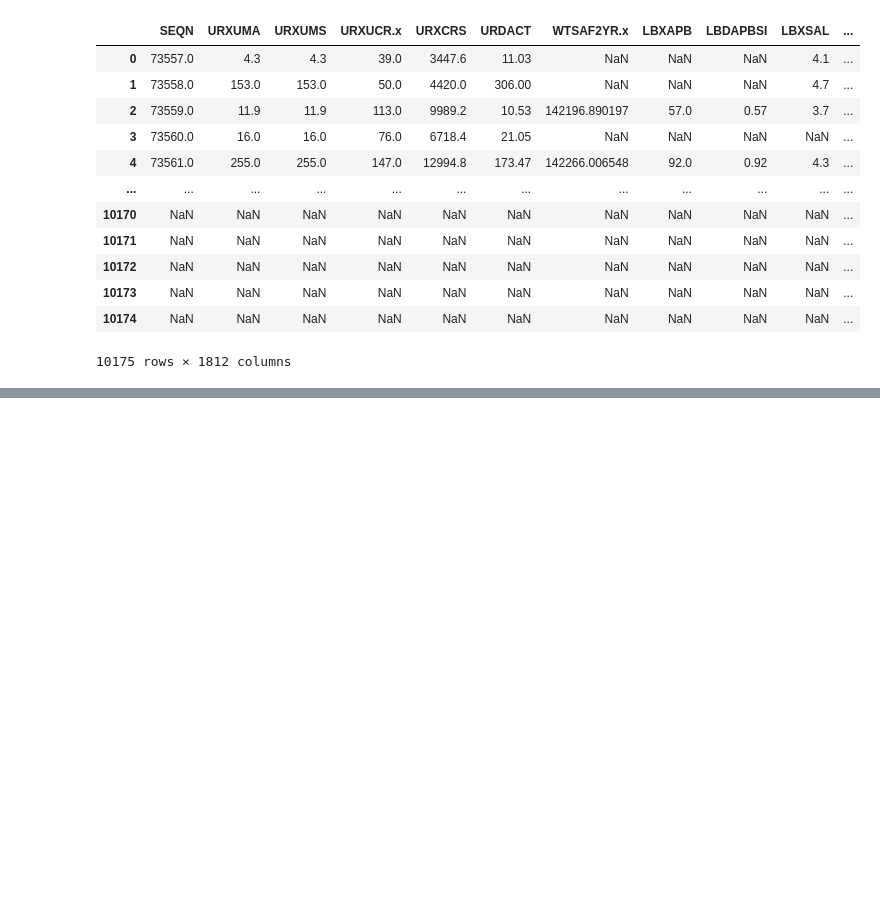
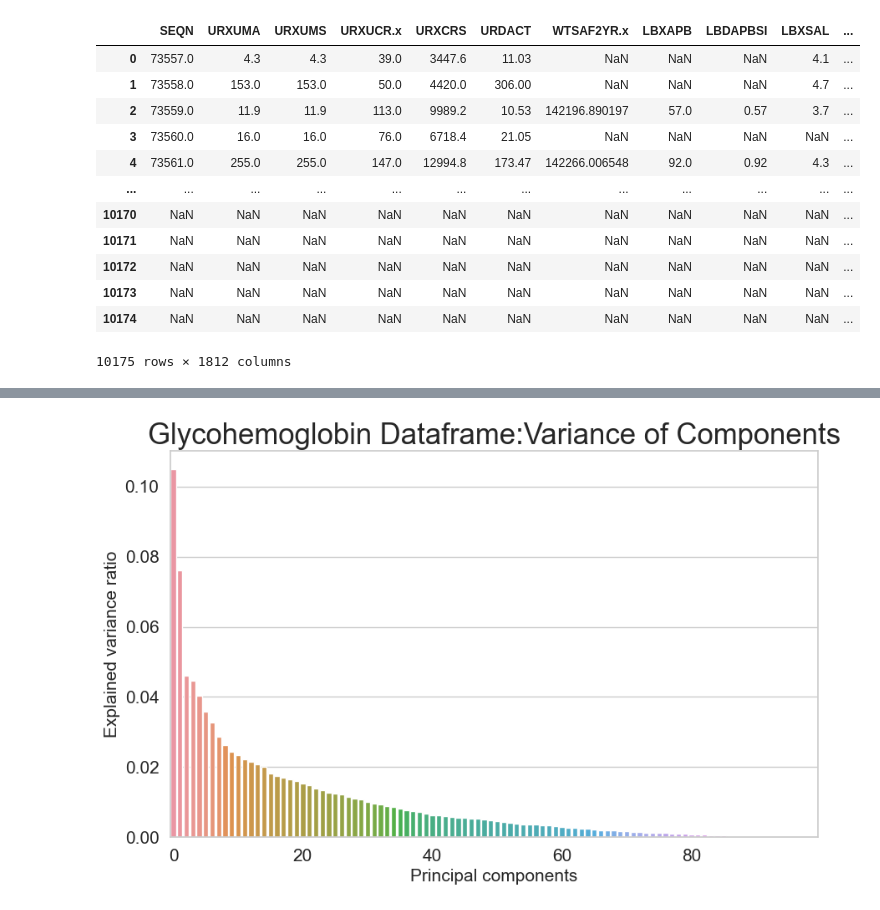
Before and after one commit to ErinPhillips/data_mining_midterm, a Jupyter notebook: diabetes.ipynb, the cells around one changed output, grey strips where cells are left out. Saved outputs shown, nothing was run; the diff lists cells and outputs as text; code cells hidden in the pictures; blank space fills up the shorter version.

```diff
--- a/diabetes.ipynb
+++ b/diabetes.ipynb
@@ -112,0 +557,42 @@ get_nulls(df)
+# %%
+def fit_and_scale(df):
+    ss = StandardScaler()
+    X = ss.fit_transform(df)
+    return pd.DataFrame(data=X, columns=df.columns[0:])
+
+def expl_var_bargraph(dfx, n, title):
+    sns.set(style='whitegrid')
+    cmap = sns.color_palette("magma", as_cmap=True)
+    pca = PCA(n_components=n)
+    dfx_pca = pca.fit(dfx)
+
+    length = len(dfx_pca.explained_variance_ratio_)
+
+    x_vals = [i for i in range(length)]
+    y_vals = pca.explained_variance_ratio_
+    x_ticks = [i for i in range(0, 100, 20)]
+
+
+    plt.figure(figsize=(10, 6))
+    sns.barplot(x=x_vals,y=y_vals)
+    plt.title("{}:Variance of Components".format(title), fontsize=25)
+    plt.xlabel("Principal components",fontsize=15)
+    plt.ylabel("Explained variance ratio",fontsize=15)
+    plt.xticks(x_ticks,fontsize=15)
+    plt.yticks(fontsize=15)
+    plt.show()
+
+def pca_scatter(dfx, n, c):
+    pca = PCA(n_components=n)
+    dfx_trans = pca.fit_transform(dfx)
+    dfx_trans = pd.DataFrame(data=dfx_trans)
+    dfx_trans.head(10)
+
+    plt.figure(figsize=(10,6))
+    plt.scatter(dfx_trans[0], dfx_trans[1], c=c,edgecolors='k',alpha=0.75,s=150)
+    plt.xlabel("Principal component-1",fontsize=15)
+    plt.ylabel("Principal component-2",fontsize=15)
+    plt.show()
+# %%
+glyc_dfx = fit_and_scale(glyco_df)
+glyc_dfx
@@ -112,0 +613,4 @@ get_nulls(df)
+# %%
+expl_var_bargraph(glyc_dfx, None, 'Glycohemoglobin Dataframe')
+# %% [output]
+[figure, added]
```
Also changed, not shown: parts of 16 cells of this notebook, 1 other file.
